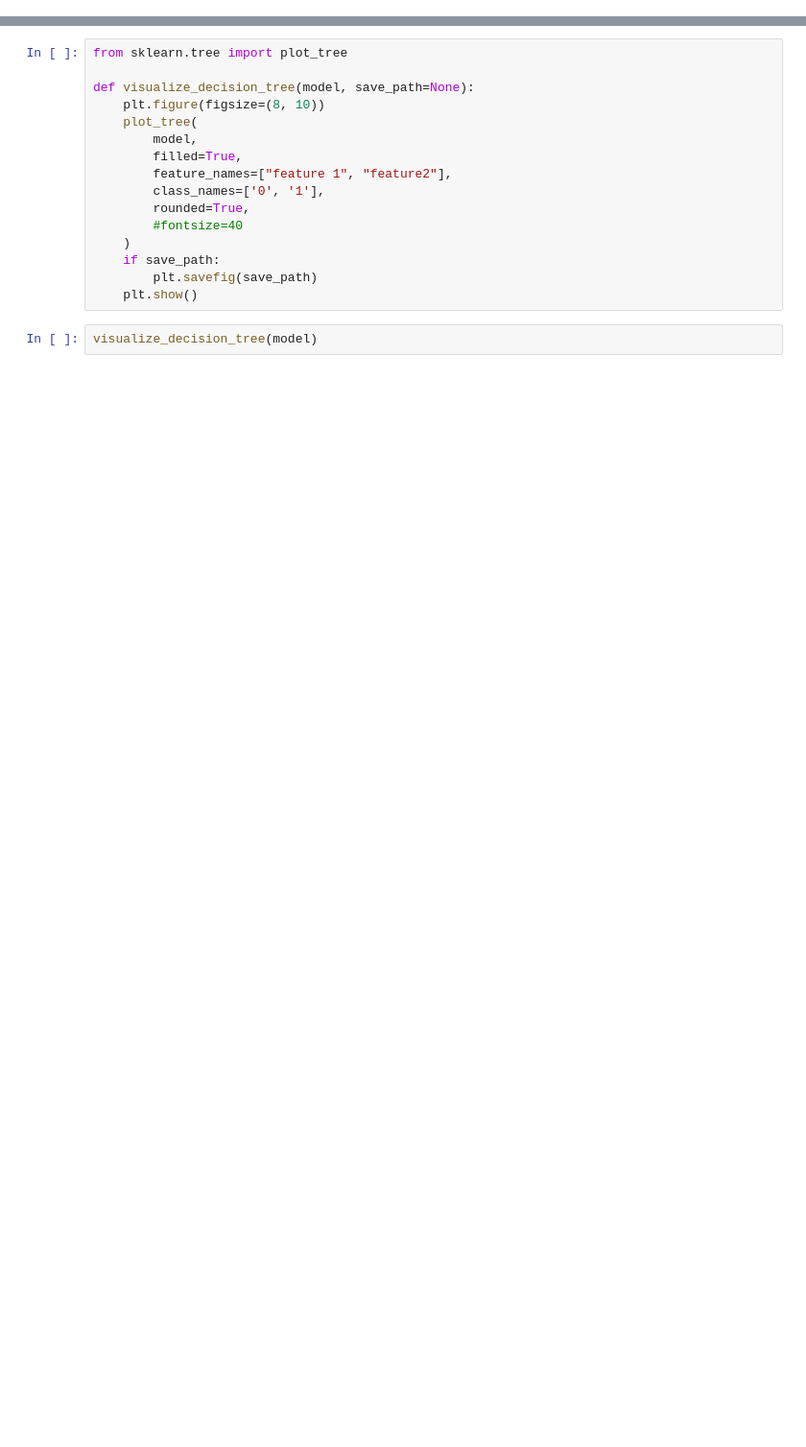
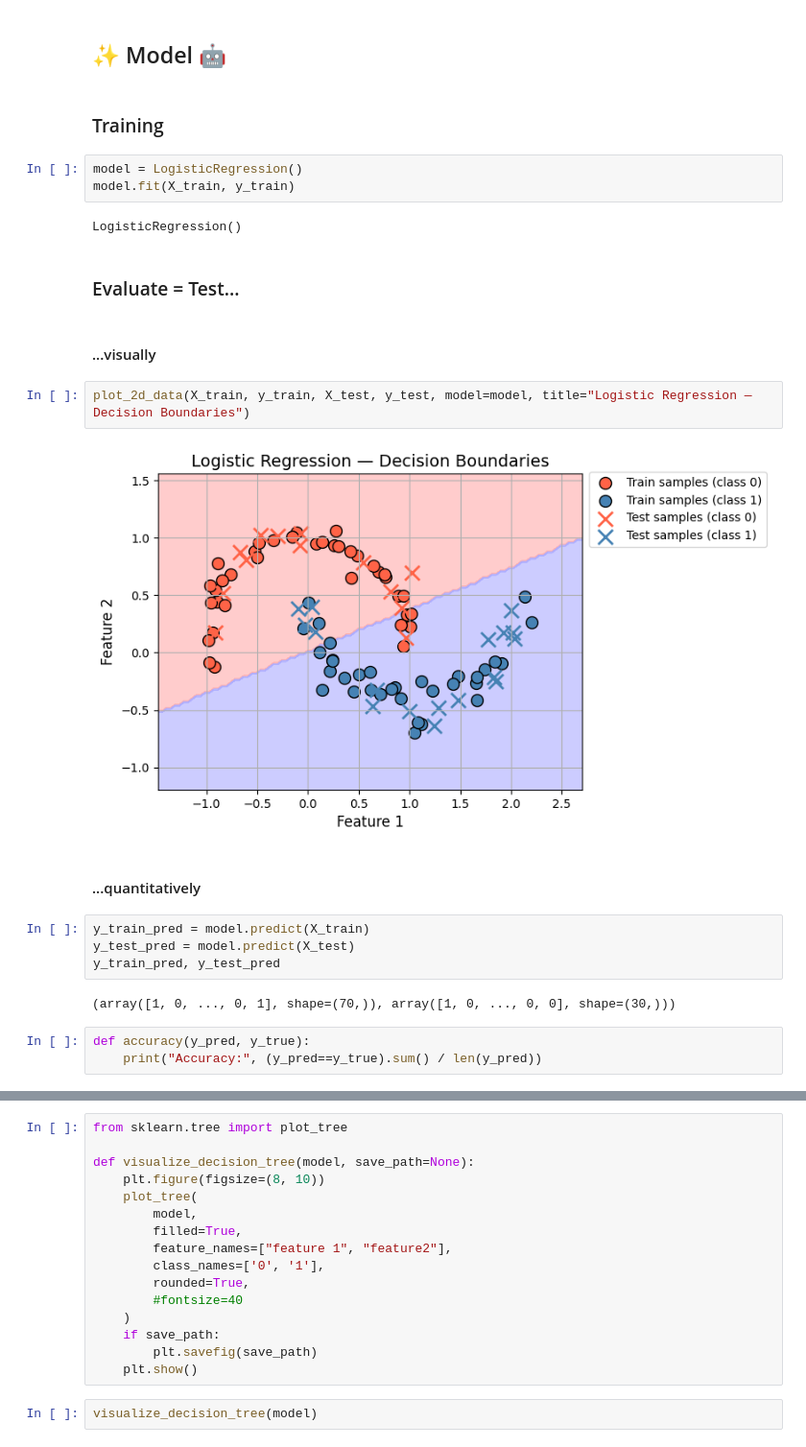
Before and after one commit to julien-marteen-akay-u2p/my-first-binder, a Jupyter notebook: my_notebook.ipynb, the cells around one changed output, grey strips where cells are left out. Shown at 96% size. Cells and saved outputs as stored; diff of their text form; blank space fills up the shorter version.

Commit message:
chore: test w/ more models & larger notebook

```diff
--- a/my_notebook.ipynb
+++ b/my_notebook.ipynb
@@ -111,0 +142,28 @@ if __name__ == "__main__":
+# %% [markdown]
+## ✨ Model 🤖
+# %% [markdown]
+### Training
+# %%
+model = LogisticRegression()
+model.fit(X_train, y_train)
+# %% [output]
+LogisticRegression()
+# %% [markdown]
+### Evaluate = Test...
+# %% [markdown]
+#### ...visually
+# %%
+plot_2d_data(X_train, y_train, X_test, y_test, model=model, title="Logistic Regression — Decision Boundaries")
+# %% [output]
+[figure, added]
+# %% [markdown]
+#### ...quantitatively
+# %%
+y_train_pred = model.predict(X_train)
+y_test_pred = model.predict(X_test)
+y_train_pred, y_test_pred
+# %% [output]
+(array([1, 0, ..., 0, 1], shape=(70,)), array([1, 0, ..., 0, 0], shape=(30,)))
+# %%
+def accuracy(y_pred, y_true):
+    print("Accuracy:", (y_pred==y_true).sum() / len(y_pred))
```
Also changed, not shown: parts of 40 cells of this notebook.
